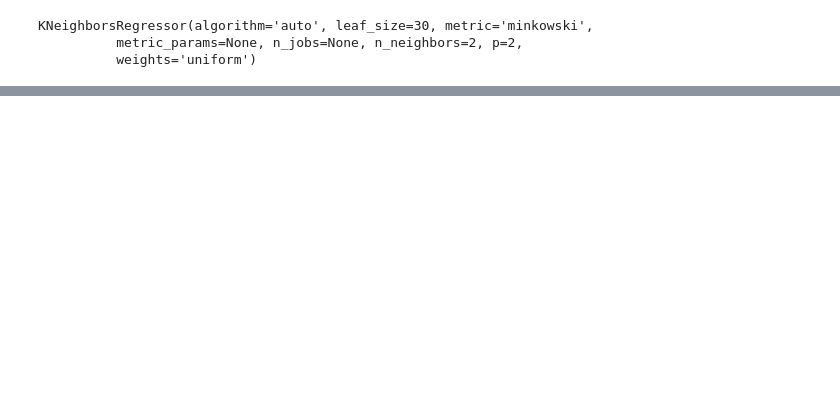
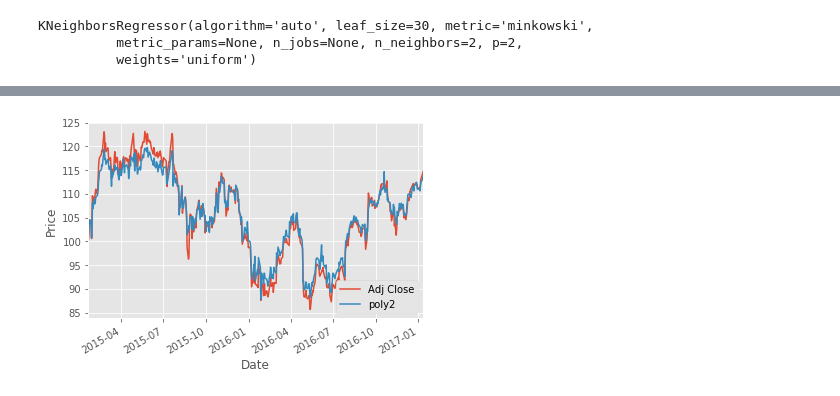
Before and after one commit to gkuwanto/AAPL_Regression, a Jupyter notebook: Stock.ipynb, the cells around one changed output, grey strips where cells are left out. Drawn from its saved outputs; the diff is of its cells as text; code cells hidden in the pictures; blank space fills up the shorter version.

```diff
--- a/Stock.ipynb
+++ b/Stock.ipynb
@@ -130,0 +141,9 @@ plt.show()
+# %%
+dfreg['Adj Close'].tail(500).plot()
+dfreg['poly2'].tail(500).plot()
+plt.legend(loc=4)
+plt.xlabel('Date')
+plt.ylabel('Price')
+plt.show()
+# %% [output]
+[figure, added]
```
Also changed, not shown: parts of 11 cells of this notebook.
